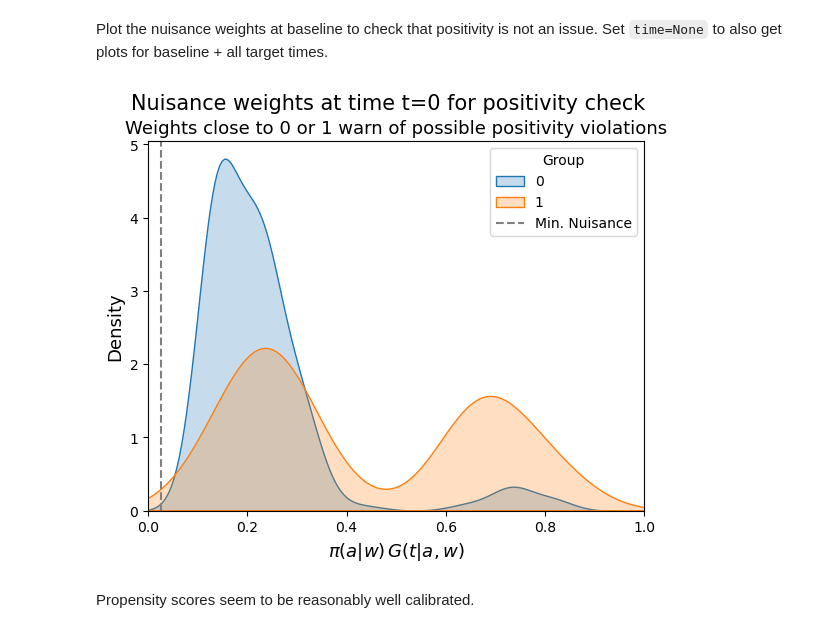
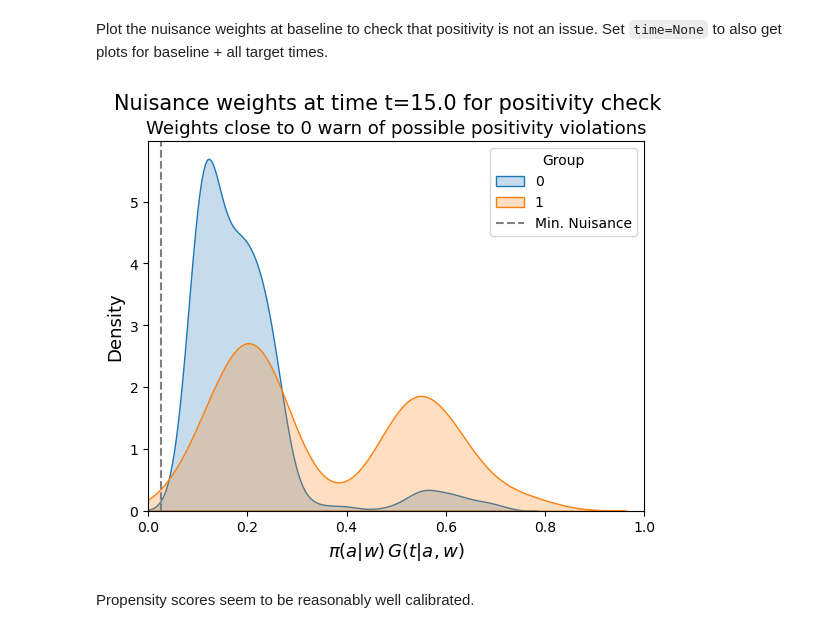
Before and after one commit to SCAI-BIO/pytmle, a Jupyter notebook: docs/source/notebooks/01_tutorial_basic.ipynb, the cells around one changed output. Cells and saved outputs as stored; diff of their text form; code cells hidden in the pictures.

```diff
--- a/docs/source/notebooks/01_tutorial_basic.ipynb
+++ b/docs/source/notebooks/01_tutorial_basic.ipynb
@@ -87,9 +76,9 @@ tmle.plot_norm_pn_eic()
 # %% [markdown]
 Plot the nuisance weights at baseline to check that positivity is not an issue. Set `time=None` to also get plots for baseline + all target times.
 # %%
-tmle.plot_nuisance_weights(time=0)
+tmle.plot_nuisance_weights(time=15.0)
 # %% [output]
-[figure, old version]
+[figure, new version]
 # %% [markdown]
 Propensity scores seem to be reasonably well calibrated.
 # %%
```
Also changed, not shown: parts of 7 cells of this notebook, 1 other file.
